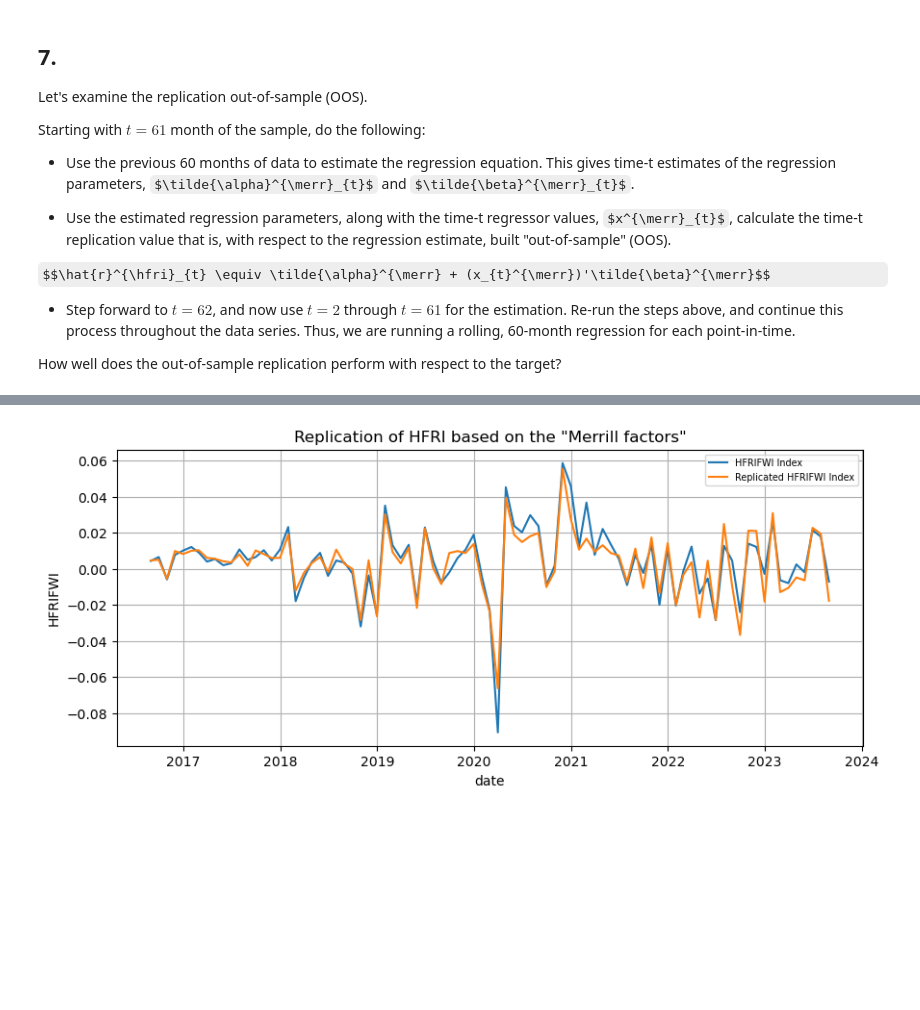
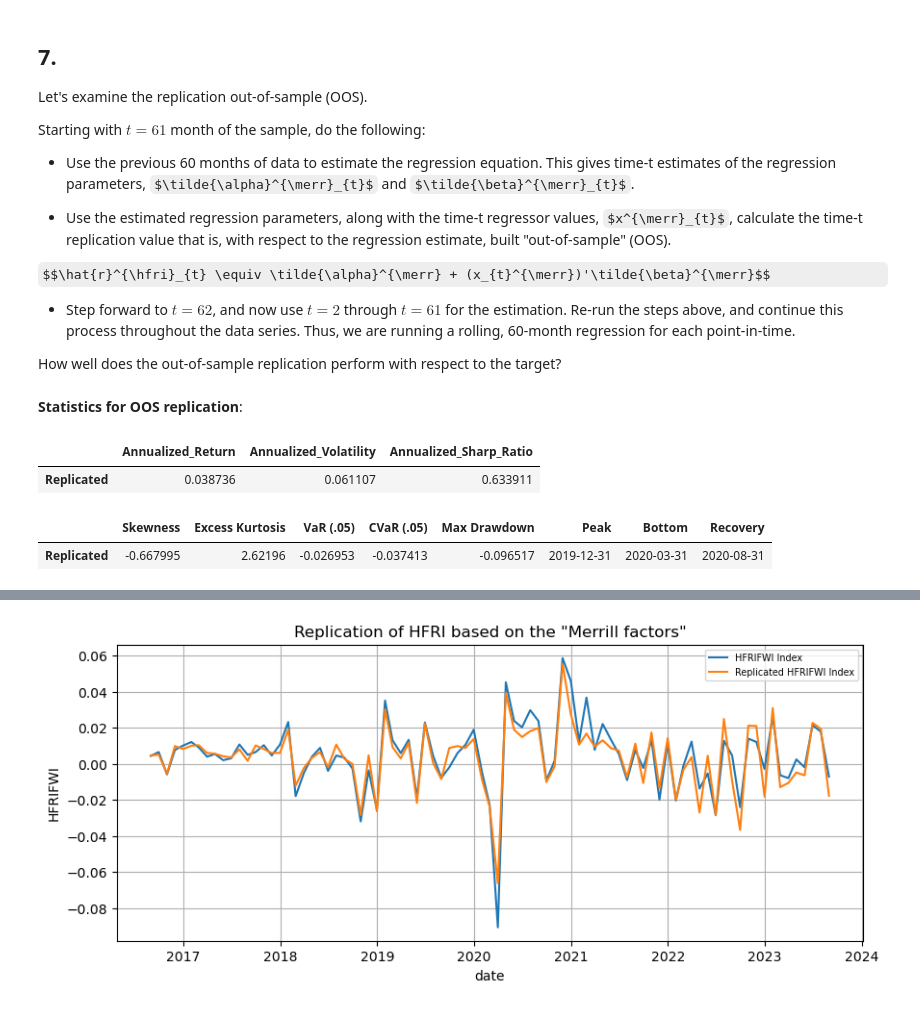
Before and after one commit to sstikhonov/Uchicago_PortfolioRiskManagement, a Jupyter notebook: homework/Homework 2.ipynb, the cells around one changed output, grey strips where cells are left out. Cells and saved outputs as stored; diff of their text form; code cells hidden in the pictures; some formulas as TeX source; blank space fills up the shorter version.

```diff
--- a/homework/Homework 2.ipynb
+++ b/homework/Homework 2.ipynb
@@ -386,0 +392,12 @@ replicated = pd.DataFrame(replicated_matrix, index = data_hf.iloc[60:].index, co
+# %% [markdown]
+**Statistics for OOS replication**:
+# %%
+return_statistics(replicated)
+# %% [output]
+|  | Annualized_Return | Annualized_Volatility | Annualized_Sharp_Ratio |
+| Replicated | 0.038736 | 0.061107 | 0.633911 |
+# %%
+performance_summary(replicated)
+# %% [output]
+|  | Skewness | Excess Kurtosis | VaR (.05) | CVaR (.05) | Max Drawdown | Peak | Bottom | Recovery |
+| Replicated | -0.667995 | 2.62196 | -0.026953 | -0.037413 | -0.096517 | 2019-12-31 | 2020-03-31 | 2020-08-31 |
```
Also changed, not shown: parts of 9 cells of this notebook.
